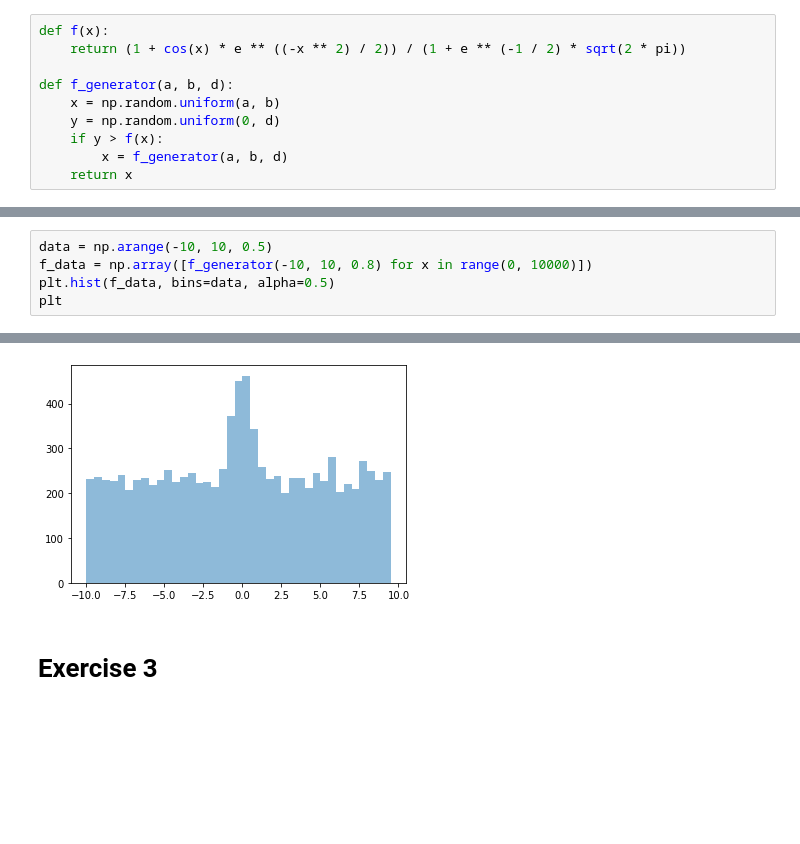
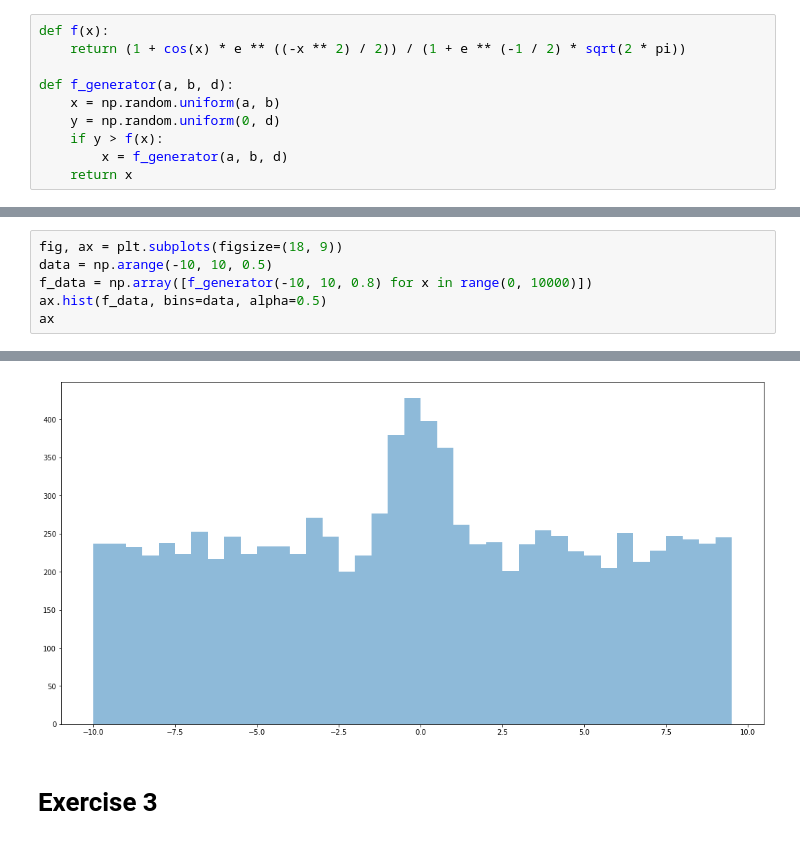
Before and after one commit to stapaw/financial_math, a Jupyter notebook: lab1/lab1.ipynb, the cells around one changed output, grey strips where cells are left out. Saved outputs shown, nothing was run; the diff lists cells and outputs as text; blank space fills up the shorter version.

```diff
--- a/lab1/lab1.ipynb
+++ b/lab1/lab1.ipynb
@@ -107,6 +134,7 @@ plt
 # %%
+fig, ax = plt.subplots(figsize=(18, 9))
 data = np.arange(-10, 10, 0.5)
 f_data = np.array([f_generator(-10, 10, 0.8) for x in range(0, 10000)])
-plt.hist(f_data, bins=data, alpha=0.5)
-plt
+ax.hist(f_data, bins=data, alpha=0.5)
+ax
 # %% [output]
@@ -114,4 +142,4 @@ plt
-[figure, old version]
+[figure, new version]
 # %% [markdown]
 # Exercise 3
 # %%
```
Also changed, not shown: parts of 14 cells of this notebook.
